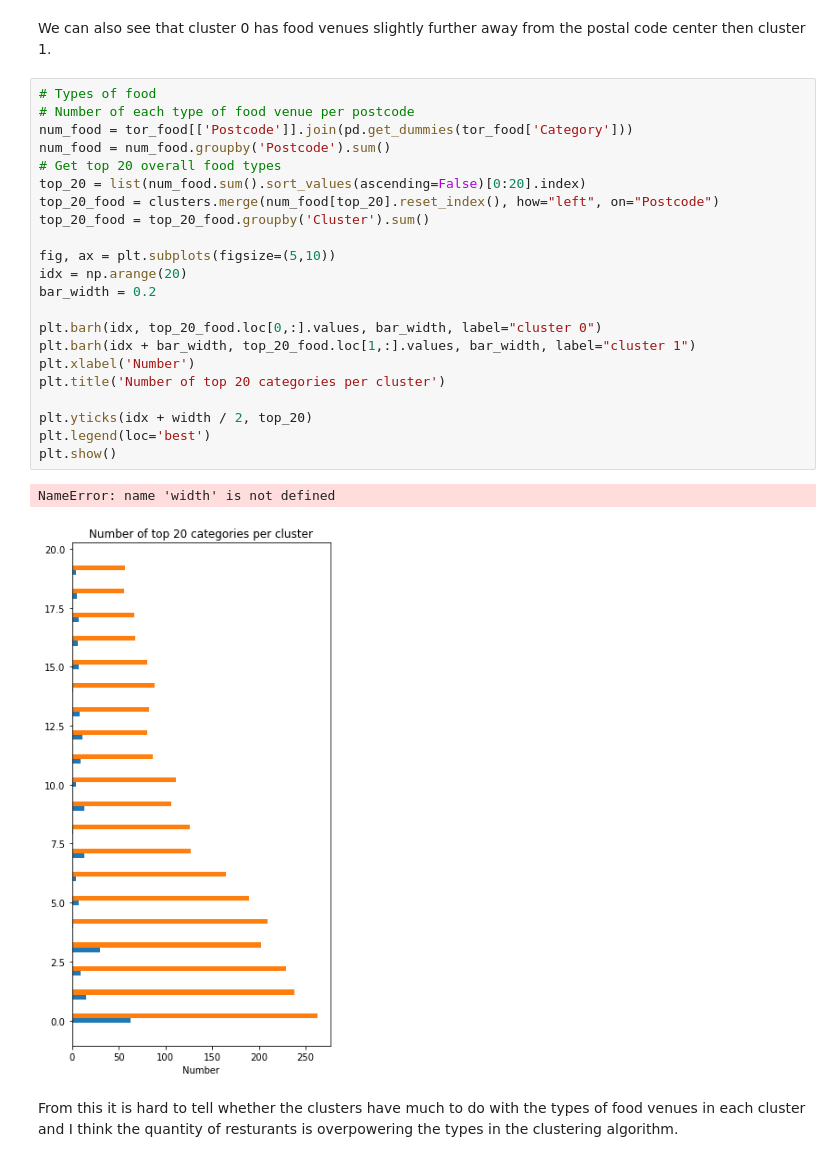
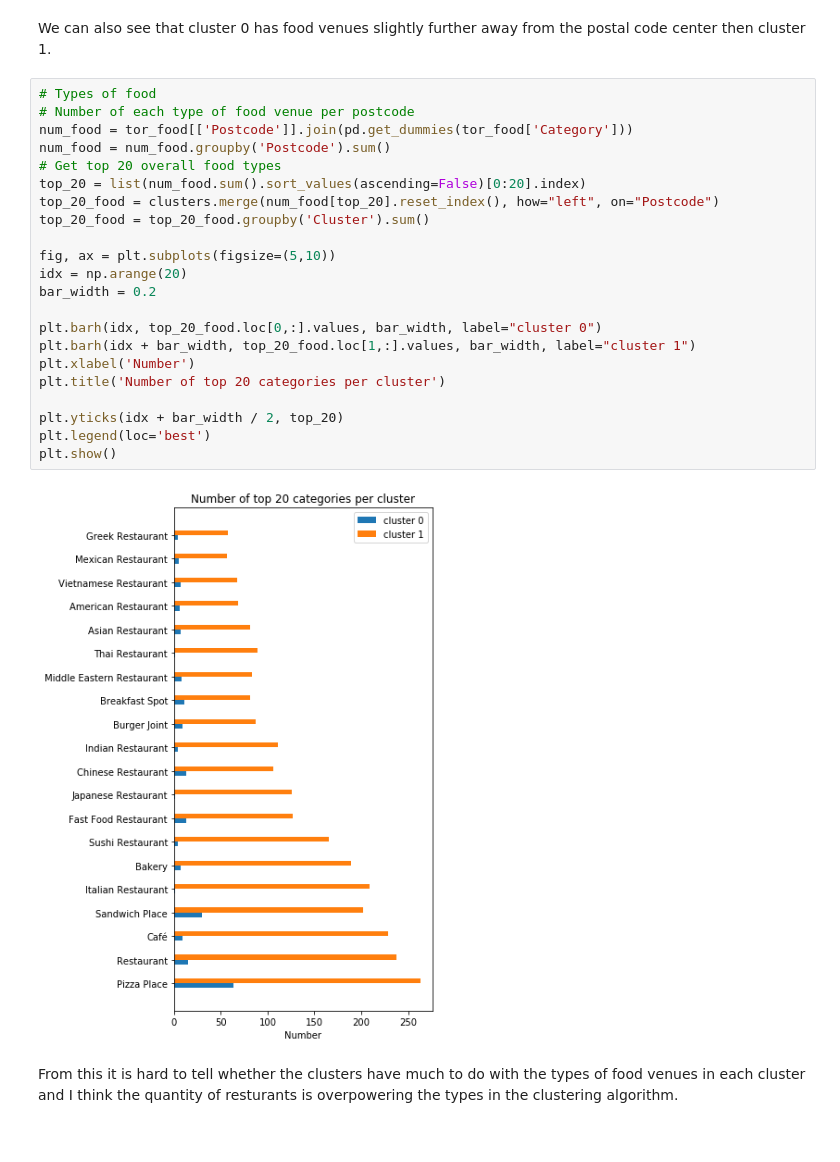
Before and after one commit to jonathanmishler/Coursera_Capstone, a Jupyter notebook: week3_notebook.ipynb, the cells around one changed output. Saved outputs shown, nothing was run; the diff lists cells and outputs as text.

Commit message:
Fixed bar graph in week 3

```diff
--- a/week3_notebook.ipynb
+++ b/week3_notebook.ipynb
@@ -488,27 +488,26 @@ We can also see that cluster 0 has food venues slightly further away from the po
 # %%
 # Types of food
 # Number of each type of food venue per postcode
 num_food = tor_food[['Postcode']].join(pd.get_dummies(tor_food['Category']))
 num_food = num_food.groupby('Postcode').sum()
 # Get top 20 overall food types
 top_20 = list(num_food.sum().sort_values(ascending=False)[0:20].index)
 top_20_food = clusters.merge(num_food[top_20].reset_index(), how="left", on="Postcode")
 top_20_food = top_20_food.groupby('Cluster').sum()
 
 fig, ax = plt.subplots(figsize=(5,10))
 idx = np.arange(20)
 bar_width = 0.2
 
 plt.barh(idx, top_20_food.loc[0,:].values, bar_width, label="cluster 0")
 plt.barh(idx + bar_width, top_20_food.loc[1,:].values, bar_width, label="cluster 1")
 plt.xlabel('Number')
 plt.title('Number of top 20 categories per cluster')
 
-plt.yticks(idx + width / 2, top_20)
+plt.yticks(idx + bar_width / 2, top_20)
 plt.legend(loc='best')
 plt.show()
 # %% [output]
-NameError: name 'width' is not defined
-[figure, old version]
+[figure, new version]
 # %% [markdown]
 From this it is hard to tell whether the clusters have much to do with the types of food venues in each cluster and I think the quantity of resturants is overpowering the types in the clustering algorithm.
```
